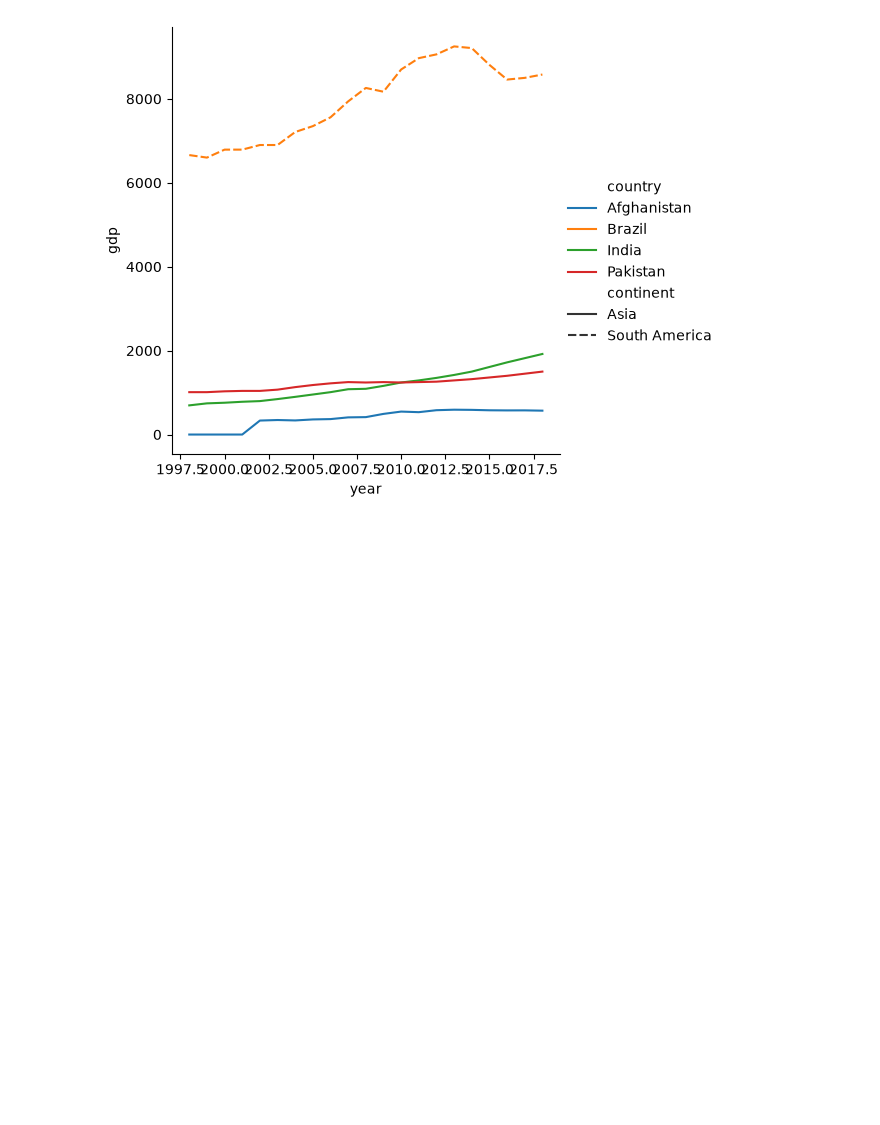
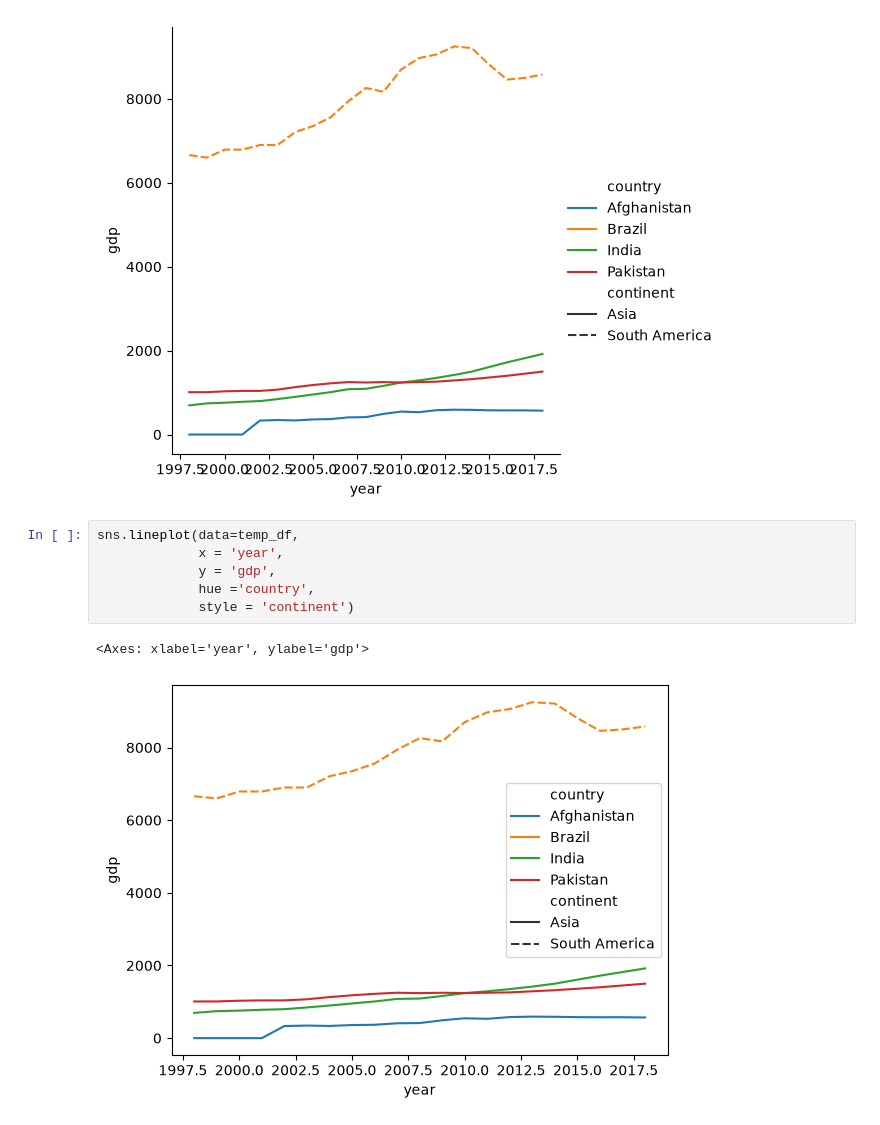
Before and after one commit to Anuragpathak08/Data-Analysis, a Jupyter notebook: 7 seaborn/m1day01.ipynb, the cells around one changed output. Drawn from its saved outputs; the diff is of its cells as text; blank space fills up the shorter version.

```diff
--- a/7 seaborn/m1day01.ipynb
+++ b/7 seaborn/m1day01.ipynb
@@ -99,3 +111,12 @@ sns.relplot(kind='line',
 # %% [output]
 <seaborn.axisgrid.FacetGrid at 0x...>
 [figure]
+# %%
+sns.lineplot(data=temp_df,
+             x = 'year',
+             y = 'gdp',
+             hue ='country',
+             style = 'continent')
+# %% [output]
+<Axes: xlabel='year', ylabel='gdp'>
+[figure, added]
```
Also changed, not shown: parts of 8 cells of this notebook.
